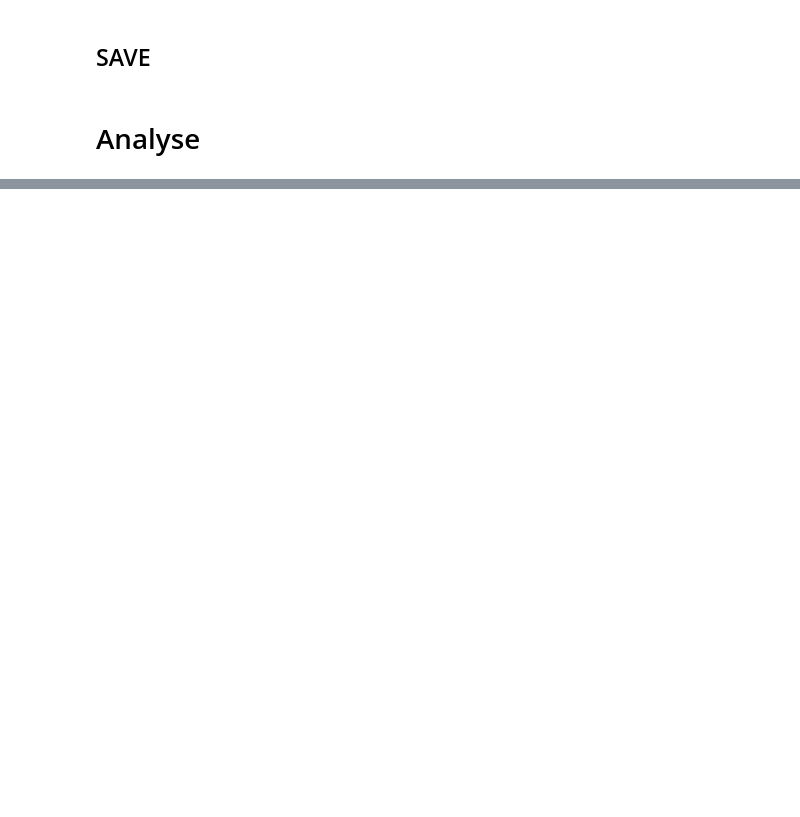
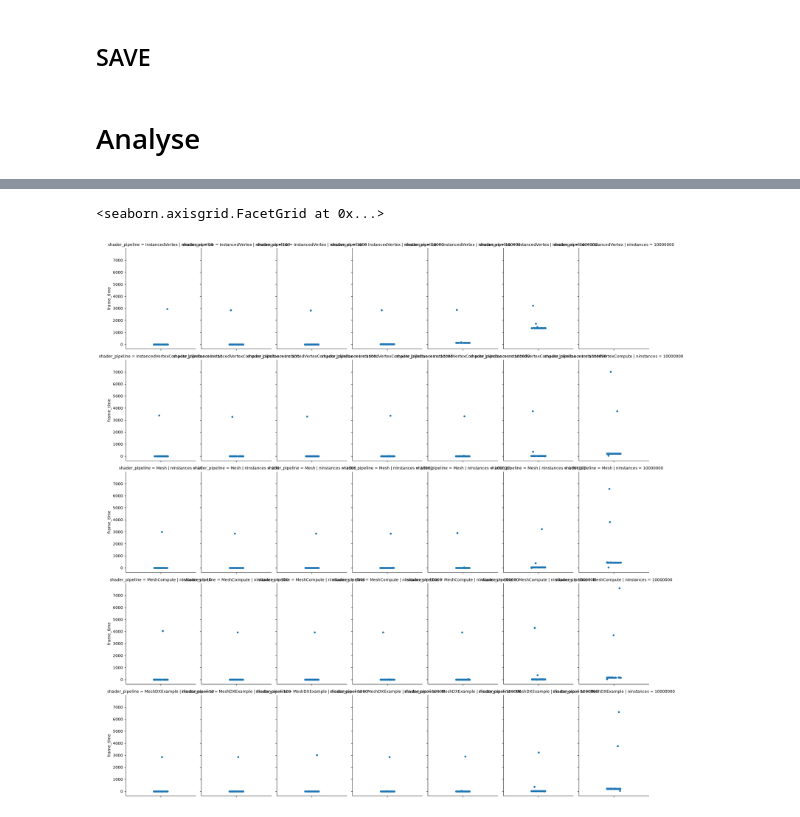
Before and after one commit to andmck1/iron-cube, a Jupyter notebook: notebooks/analysis.ipynb, the cells around one changed output, grey strips where cells are left out. Cells and saved outputs as stored; diff of their text form; code cells hidden in the pictures; blank space fills up the shorter version.

```diff
--- a/notebooks/analysis.ipynb
+++ b/notebooks/analysis.ipynb
@@ -142,0 +216,3 @@ frame_stats.head()
+# %%
+index_cols = ["shader_pipeline", "ninstances", "frame_number"]
+frame_df = data_df.set_index(index_cols)["frame_time"].reset_index()
@@ -142,0 +228,8 @@ frame_stats.head()
+# %%
+sns.catplot(
+    data=frame_df, y="frame_time", col="ninstances", row="shader_pipeline",
+    kind="strip", height=4, aspect=.7,
+)
+# %% [output]
+<seaborn.axisgrid.FacetGrid at 0x...>
+[figure, added]
```
Also changed, not shown: parts of 78 cells of this notebook, 5 other files.
